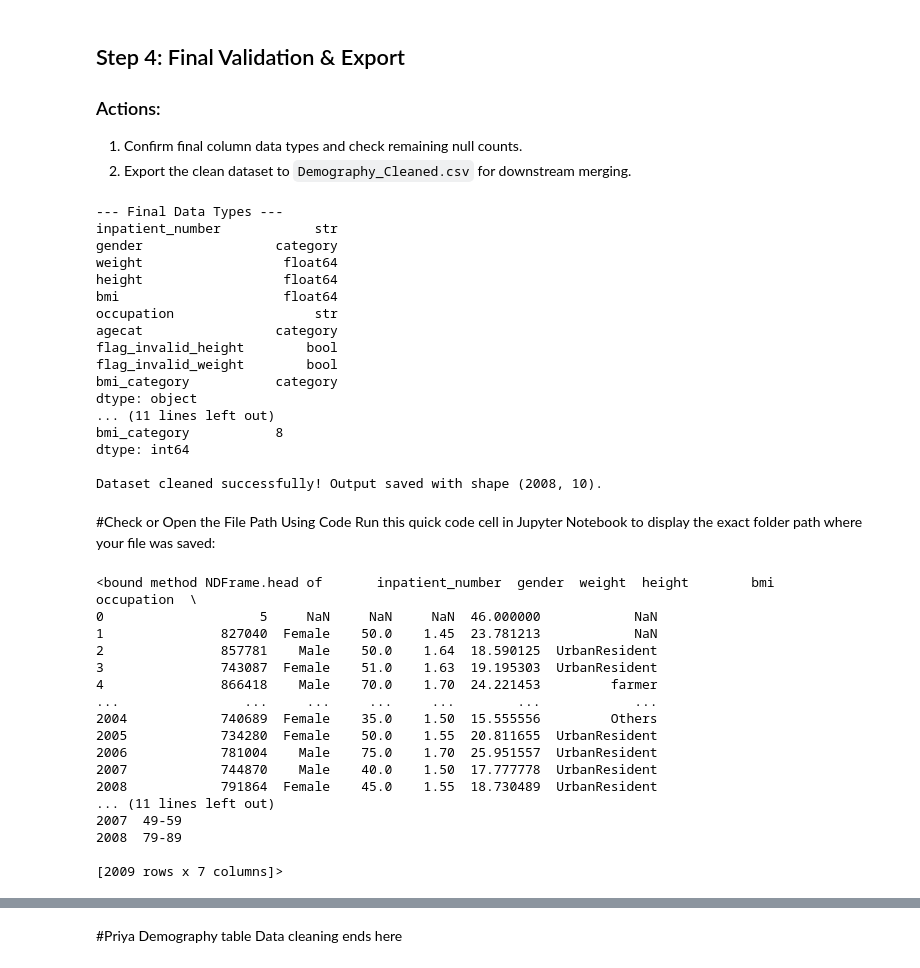
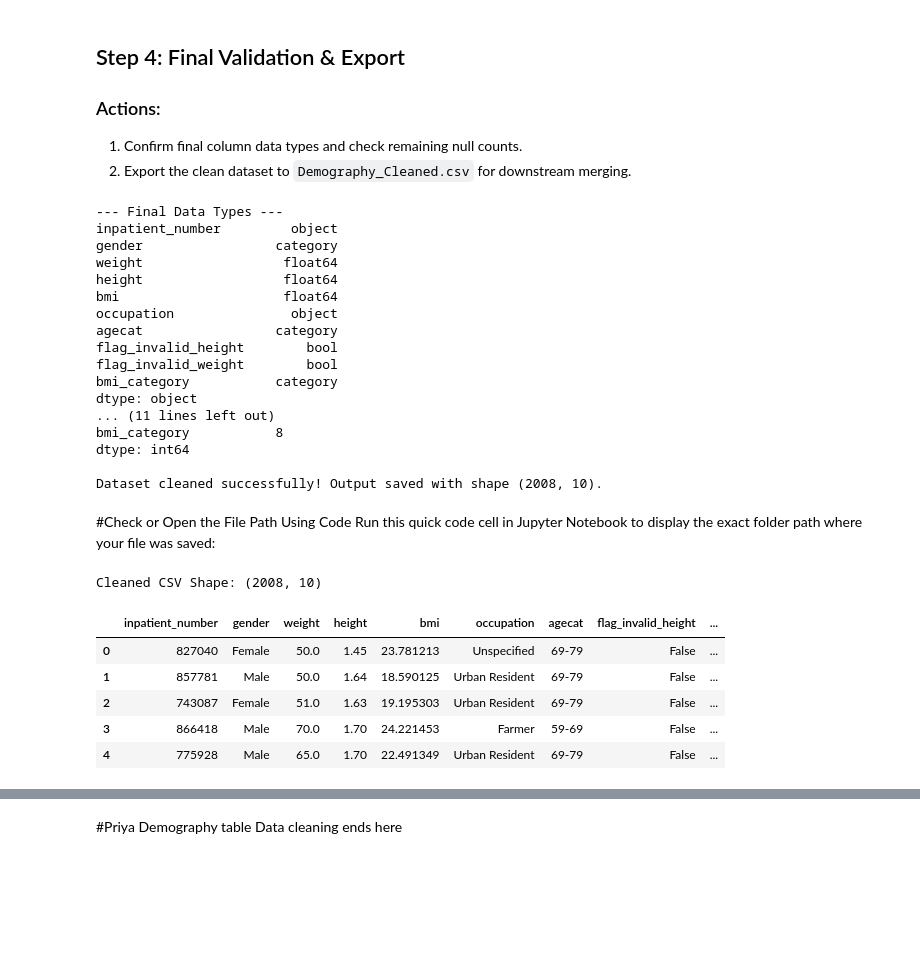
Before and after one commit to mishrasudha1984-png/Team4_The_Zen_OF_Five_PythonHackathon_Sep2026, a Jupyter notebook: Team4_The_Zen_OF_Five_01.datacleaning.ipynb, the cells around one changed output, grey strips where cells are left out. Cells and saved outputs as stored; diff of their text form; code cells hidden in the pictures; blank space fills up the shorter version.

```diff
--- a/Team4_The_Zen_OF_Five_01.datacleaning.ipynb
+++ b/Team4_The_Zen_OF_Five_01.datacleaning.ipynb
@@ -1631,3 +1545,20 @@ dtype: int64
    record containing `NaN` across all attributes with an isolated BMI value.
 2. **Convert ID Data Type**: Convert `inpatient_number` from numerical `int64` to `str`
    to avoid misidentifying patient IDs as quantitative numbers in statistical summaries.
+# %%
+# 1. Deduplicate columns first in case they were doubled previously
+df_clean = df_clean.loc[:, ~df_clean.columns.duplicated()]
+
+# 2. Convert inpatient_number to string on df_clean
+df_clean["inpatient_number"] = (
+    df_clean["inpatient_number"].astype(str).str.strip()
+)
+
+# 3. Drop row where inpatient_number is '5' or '5.0' and reset index
+df_clean = df_clean[
+    ~df_clean["inpatient_number"].isin(["5", "5.0"])
+].reset_index(drop=True)
+
+# 4. Verify shape (Outputs 2008, 7)
+print(f"Updated Shape: {df_clean.shape}")
+print(f"inpatient_number Data Type: {df_clean['inpatient_number'].dtype}")
@@ -1634,9 +1568,4 @@ dtype: int64
 # %%
-# 1. Drop dummy/corrupted row
-df_clean = df_clean[df_clean["inpatient_number"] != 5].copy()
-
-# 2. Convert ID to string data type
-df_clean["inpatient_number"] = df_clean["inpatient_number"].astype(str)
 
 # Verify change
 print(f"Updated Shape: {df_clean.shape}")
@@ -1774,12 +1703,12 @@ print(
 )
 # %% [output]
 --- Final Data Types ---
-inpatient_number            str
+inpatient_number         object
 gender                 category
 weight                  float64
 height                  float64
 bmi                     float64
-occupation                  str
+occupation               object
 agecat                 category
 flag_invalid_height        bool
 flag_invalid_weight        bool
@@ -1793,25 +1722,23 @@ Dataset cleaned successfully! Output saved with shape (2008, 10).
 # %% [markdown]
 #Check or Open the File Path Using Code
 Run this quick code cell in Jupyter Notebook to display the exact folder path where your file was saved:
-# %%
-df_demography.to_csv("df_demography_cleaned.csv", index=False)
-df10_cleaned = pd.read_csv("cardiac_failure/df_demography_cleaned.csv")
-df10_cleaned.head
-# %% [output]
-<bound method NDFrame.head of       inpatient_number  gender  weight  height        bmi     occupation  \
-0                    5     NaN     NaN     NaN  46.000000            NaN
-1               827040  Female    50.0    1.45  23.781213            NaN
-2               857781    Male    50.0    1.64  18.590125  UrbanResident
-3               743087  Female    51.0    1.63  19.195303  UrbanResident
-4               866418    Male    70.0    1.70  24.221453         farmer
-...                ...     ...     ...     ...        ...            ...
-2004            740689  Female    35.0    1.50  15.555556         Others
-2005            734280  Female    50.0    1.55  20.811655  UrbanResident
-2006            781004    Male    75.0    1.70  25.951557  UrbanResident
-2007            744870    Male    40.0    1.50  17.777778  UrbanResident
-2008            791864  Female    45.0    1.55  18.730489  UrbanResident
-... (11 lines left out)
-2007  49-59
-2008  79-89
-
-[2009 rows x 7 columns]>
+# %%
+# 1. Save df_clean (the filtered dataset) instead of df_demography
+df_clean.to_csv("cardiac_failure/df_demography_cleaned.csv", index=False)
+
+# 2. Re-read to confirm what was written to disk
+df10_cleaned = pd.read_csv("cardiac_failure/df_demography_cleaned.csv")
+
+# 3. Print verified shape (Will now show 2008 rows!)
+print(f"Cleaned CSV Shape: {df10_cleaned.shape}")
+
+# 4. Display the top 5 rows using head() with parentheses
+df10_cleaned.head()
+# %% [output]
+Cleaned CSV Shape: (2008, 10)
+|  | inpatient_number | gender | weight | height | bmi | occupation | agecat | flag_invalid_height | ... |
+| 0 | 827040 | Female | 50.0 | 1.45 | 23.781213 | Unspecified | 69-79 | False | ... |
+| 1 | 857781 | Male | 50.0 | 1.64 | 18.590125 | Urban Resident | 69-79 | False | ... |
+| 2 | 743087 | Female | 51.0 | 1.63 | 19.195303 | Urban Resident | 69-79 | False | ... |
+| 3 | 866418 | Male | 70.0 | 1.70 | 24.221453 | Farmer | 59-69 | False | ... |
+| 4 | 775928 | Male | 65.0 | 1.70 | 22.491349 | Urban Resident | 69-79 | False | ... |
```
Also changed, not shown: parts of 107 cells of this notebook, 3 other files.
